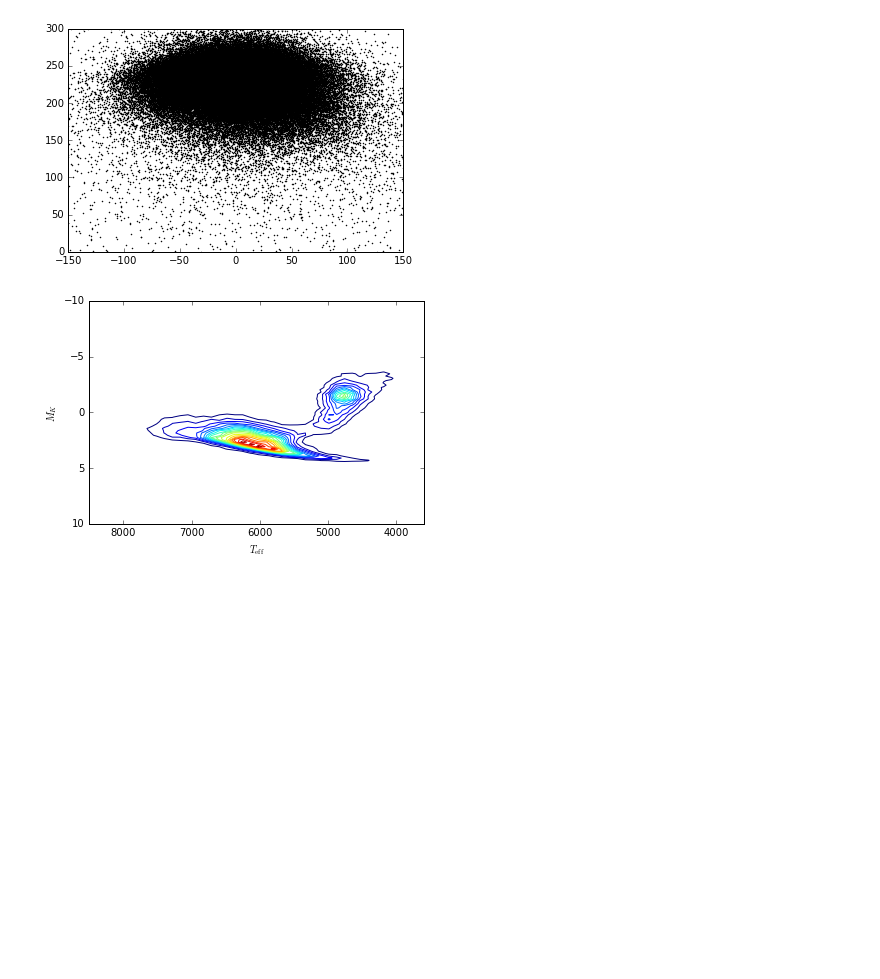
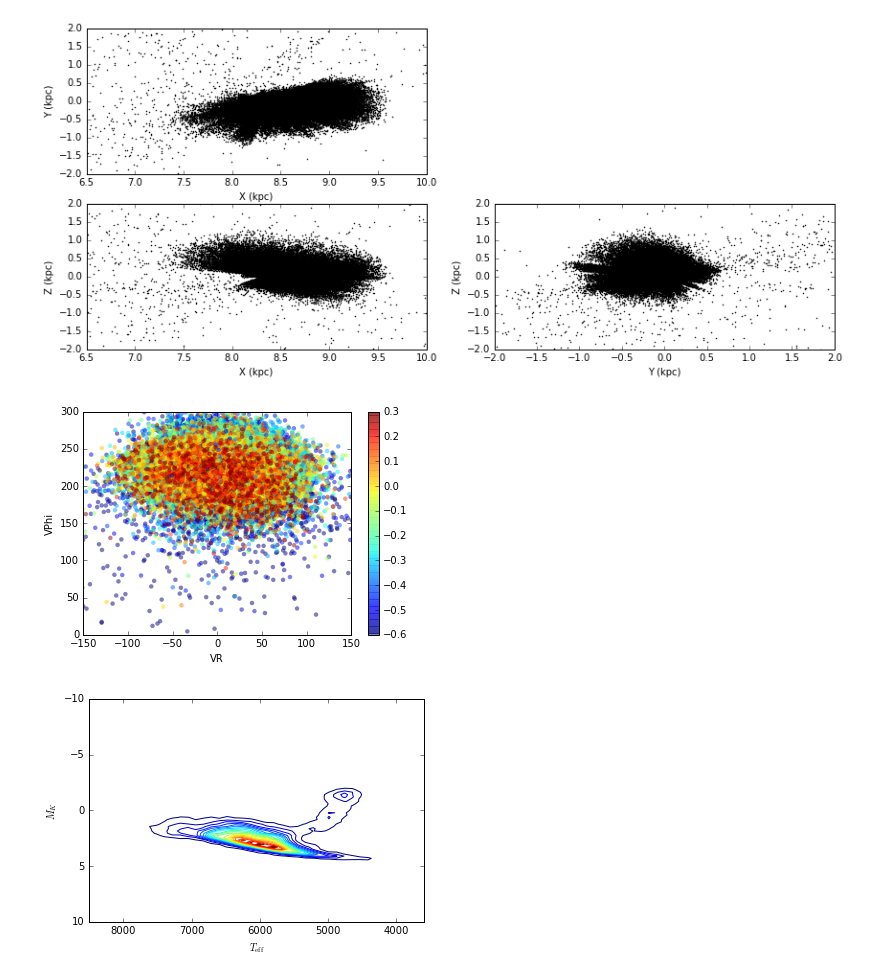
Before and after one commit to liuchaonaoc/LAMOST_TGAS, a Jupyter notebook: read_LAMOSTTGAS.ipynb, the cells around one changed output. Drawn from its saved outputs; the diff is of its cells as text; code cells hidden in the pictures; blank space fills up the shorter version.

```diff
--- a/read_LAMOSTTGAS.ipynb
+++ b/read_LAMOSTTGAS.ipynb
@@ -152,12 +222,20 @@ def drawHRdiagram(Teff,MK):
 # %%
+#data file is in dropbox with link: https://www.dropbox.com/s/66uy7ipp0t3gbmp/LAMOST_DR3_TGAS.fits?dl=0
 filename = '/Users/chaoliu/pyw/TGAS/LAMOST_DR3_TGAS.fits'
 tgas = loadData(filename)
 V0 = 238 #km/s
 velsun1 = [9.58,10.52,7.01] #Tian et al. 2015
 Rsun = 8340 #Reid 2014 in parsec
-U, V, W, Uerr, Verr, Werr,VR,VPHI,VRerr,VPHIerr = velocity(tgas,V0,velsun1,Rsun)
-drawInplaneVelDist(VR,VPHI)
-drawHRdiagram(tgas.teff,tgas.MK_tgas)
+X,Y,Z = spatialCoords(tgas.l_tgas,tgas.b_tgas,tgas.dist_tgas)
+R = np.sqrt(X**2+Y**2)
+Phi = np.arctan(Y/X)
+ind = tgas.dist_error_tgas<0.3
+drawSpatialDist(X[ind],Y[ind],Z[ind])
+U, V, W, Uerr, Verr, Werr,VR,VPHI,VRerr,VPHIerr,VZ,VZerr = velocity(tgas,V0,velsun1,Rsun)
+ind = (tgas.dist_error_tgas<0.3) * (np.abs(Z)<300)
+drawInplaneVelDist(VR[ind],VPHI[ind],tgas.feh[ind])
+drawHRdiagram(tgas.teff[ind],tgas.MK_tgas[ind])
 # %% [output]
-[figure, old version]
+[figure, new version]
-[figure, old version]
+[figure, new version]
+[figure, added]
```
Also changed, not shown: parts of 12 cells of this notebook.
